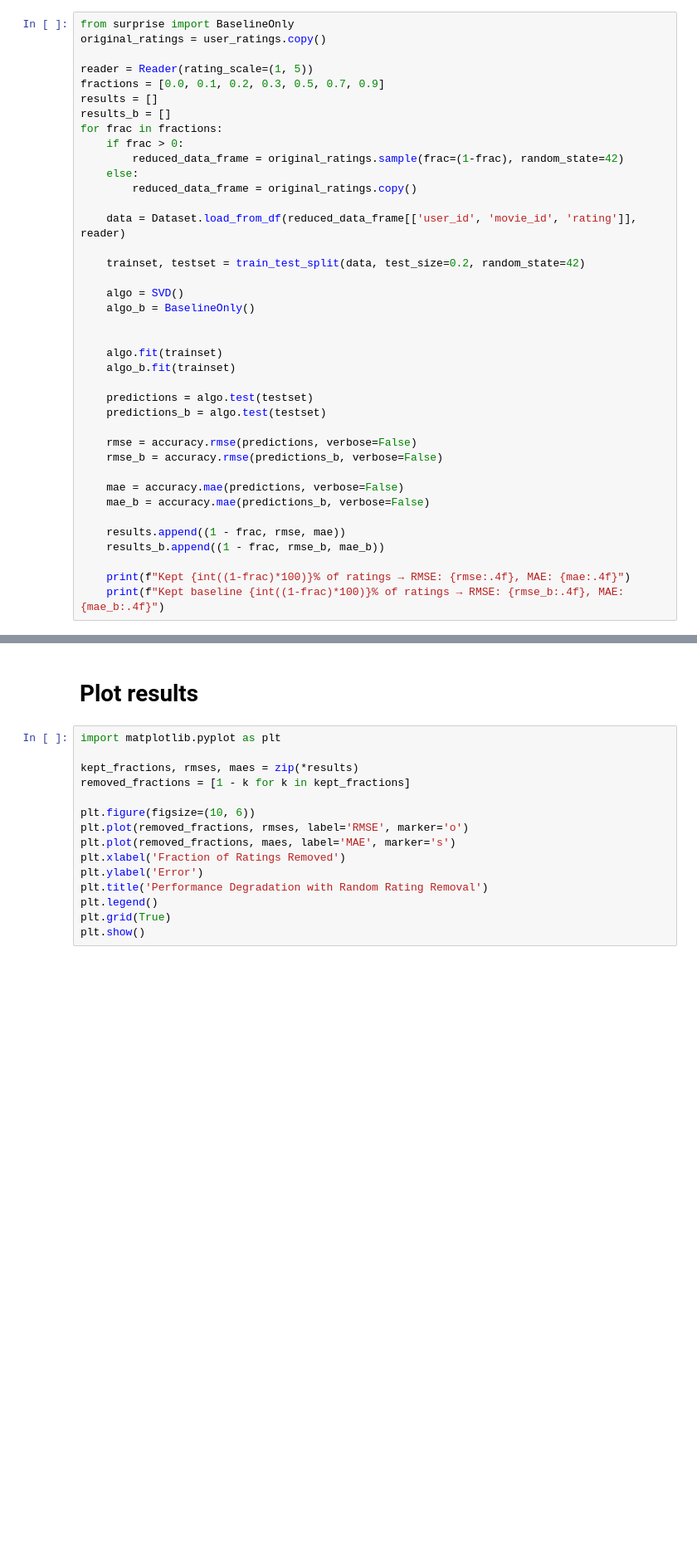
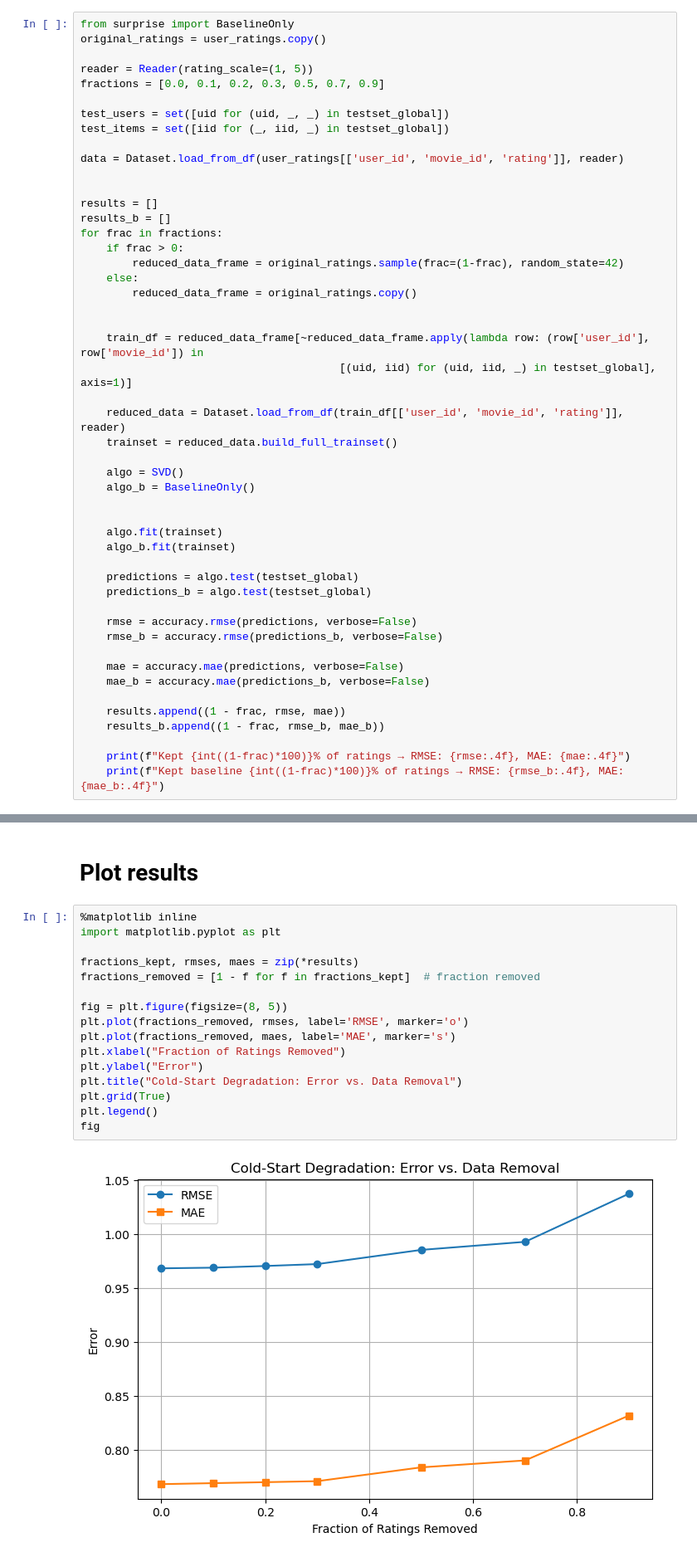
Before and after one commit to petrkoev17/web_science_dsait4055, a Jupyter notebook: rec_systems.ipynb, the cells around one changed output, grey strips where cells are left out. Shown at 83% size. Drawn from its saved outputs; the diff is of its cells as text; blank space fills up the shorter version.

Commit message:
fixed testset
fixed global testset

```diff
--- a/rec_systems.ipynb
+++ b/rec_systems.ipynb
@@ -71,6 +71,13 @@ original_ratings = user_ratings.copy()
 
 reader = Reader(rating_scale=(1, 5))
 fractions = [0.0, 0.1, 0.2, 0.3, 0.5, 0.7, 0.9]
+
+test_users = set([uid for (uid, _, _) in testset_global])
+test_items = set([iid for (_, iid, _) in testset_global])
+
+data = Dataset.load_from_df(user_ratings[['user_id', 'movie_id', 'rating']], reader)
+
+
 results = []
 results_b = []
 for frac in fractions:
@@ -79,9 +86,12 @@ for frac in fractions:
     else:
         reduced_data_frame = original_ratings.copy()
 
-    data = Dataset.load_from_df(reduced_data_frame[['user_id', 'movie_id', 'rating']], reader)
 
-    trainset, testset = train_test_split(data, test_size=0.2, random_state=42)
+    train_df = reduced_data_frame[~reduced_data_frame.apply(lambda row: (row['user_id'], row['movie_id']) in
+                                        [(uid, iid) for (uid, iid, _) in testset_global], axis=1)]
+
+    reduced_data = Dataset.load_from_df(train_df[['user_id', 'movie_id', 'rating']], reader)
+    trainset = reduced_data.build_full_trainset()
 
     algo = SVD()
     algo_b = BaselineOnly()
@@ -90,8 +100,8 @@ for frac in fractions:
     algo.fit(trainset)
     algo_b.fit(trainset)
 
-    predictions = algo.test(testset)
-    predictions_b = algo.test(testset)
+    predictions = algo.test(testset_global)
+    predictions_b = algo.test(testset_global)
 
     rmse = accuracy.rmse(predictions, verbose=False)
     rmse_b = accuracy.rmse(predictions_b, verbose=False)
@@ -125,17 +135,20 @@ Kept baseline 9% of ratings → RMSE: 1.0129, MAE: 0.8204
 # %% [markdown]
 # Plot results
 # %%
+%matplotlib inline
 import matplotlib.pyplot as plt
 
-kept_fractions, rmses, maes = zip(*results)
-removed_fractions = [1 - k for k in kept_fractions]
+fractions_kept, rmses, maes = zip(*results)
+fractions_removed = [1 - f for f in fractions_kept]  # fraction removed
 
-plt.figure(figsize=(10, 6))
-plt.plot(removed_fractions, rmses, label='RMSE', marker='o')
-plt.plot(removed_fractions, maes, label='MAE', marker='s')
-plt.xlabel('Fraction of Ratings Removed')
-plt.ylabel('Error')
-plt.title('Performance Degradation with Random Rating Removal')
+fig = plt.figure(figsize=(8, 5))
+plt.plot(fractions_removed, rmses, label='RMSE', marker='o')
+plt.plot(fractions_removed, maes, label='MAE', marker='s')
+plt.xlabel("Fraction of Ratings Removed")
+plt.ylabel("Error")
+plt.title("Cold-Start Degradation: Error vs. Data Removal")
+plt.grid(True)
 plt.legend()
-plt.grid(True)
-plt.show()
+fig
+# %% [output]
+[figure, added]
```
Also changed, not shown: parts of 3 cells of this notebook.
